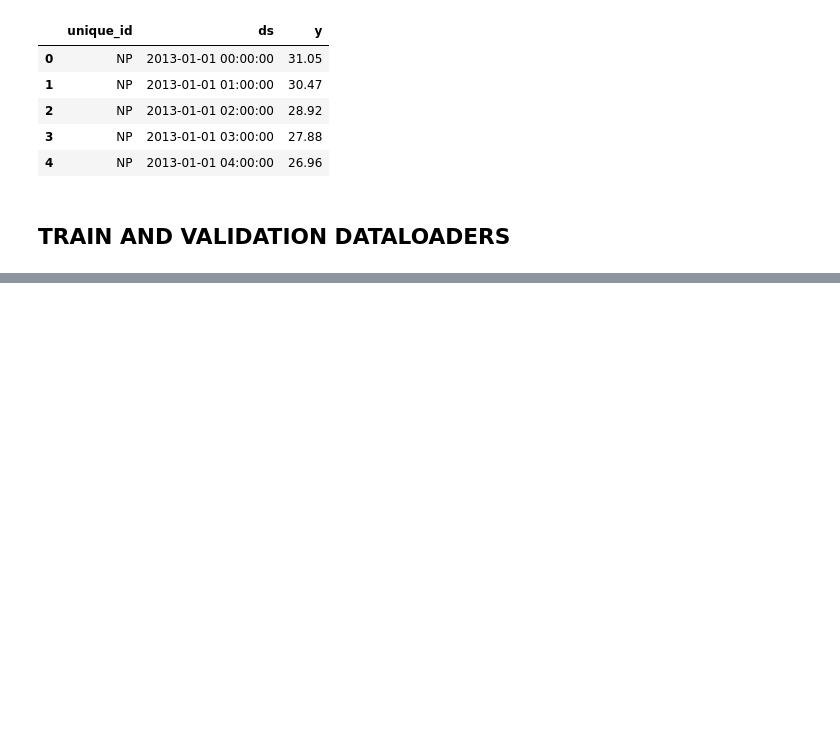
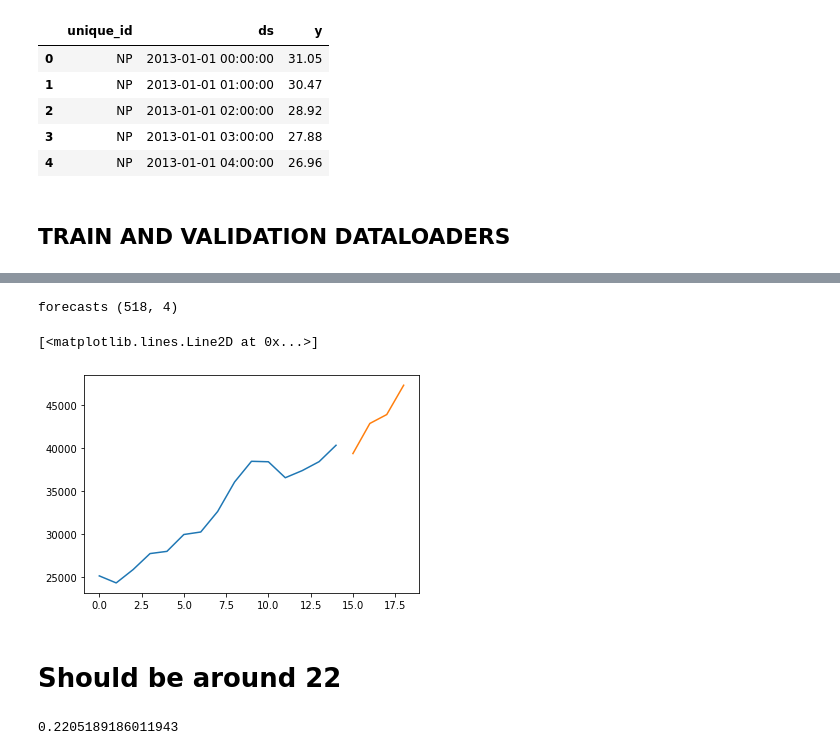
Before and after one commit to Nixtla/Nixtla, a Jupyter notebook: nbs/TEST_nbeats.ipynb, the cells around one changed output, grey strips where cells are left out. Saved outputs shown, nothing was run; the diff lists cells and outputs as text; code cells hidden in the pictures; blank space fills up the shorter version.

Commit message:
loader with epochs, nbeats with epochs, TEST with predict

```diff
--- a/nbs/TEST_nbeats.ipynb
+++ b/nbs/TEST_nbeats.ipynb
@@ -111,0 +115,6 @@ Step: 99, Time: 106.902, Insample MAE: 4.68157, Outsample MAE: 3.39266
+# %%
+from nixtla.data.datasets.tourism import Tourism, TourismInfo
+group = TourismInfo.groups[0]
+print("TourismInfo.groups[0]", group)
+Y_df, _ = Tourism.load(directory='data', group=group)
+tourism_dataset = TimeSeriesDataset(Y_df=Y_df, S_df=None, X_df=None, ts_train_mask=None)
@@ -111,0 +136,32 @@ Step: 99, Time: 106.902, Insample MAE: 4.68157, Outsample MAE: 3.39266
+# %%
+nbeatsx = Nbeats(input_size_multiplier=7,
+                 output_size=4,
+                 shared_weights=False,
+                 activation='relu',
+                 initialization='lecun_normal',
+                 stack_types=30*['identity'],
+                 n_blocks=30*[1],
+                 n_layers=30*[4],
+                 n_hidden=30*[[512,512,512,512]],
+                 n_harmonics=1,
+                 n_polynomials=2,
+                 exogenous_n_channels=9,
+                 include_var_dict=None,
+                 t_cols=tourism_dataset.t_cols,
+                 batch_normalization=False,
+                 dropout_prob_theta=0.0,
+                 dropout_prob_exogenous=0.0,
+                 x_s_n_hidden=0,
+                 learning_rate=0.001,
+                 lr_decay=0.5,
+                 n_lr_decay_steps=3,
+                 weight_decay=0.0000000,
+                 l1_theta=0.0000,
+                 n_iterations=30,
+                 early_stopping=10,
+                 loss='MAPE',
+                 frequency='M',
+                 random_seed=1,
+                 seasonality=4)
+
+nbeatsx.fit(train_ts_loader=train_loader, val_ts_loader=None, verbose=True, eval_steps=5)
@@ -111,0 +182,19 @@ Step: 99, Time: 106.902, Insample MAE: 4.68157, Outsample MAE: 3.39266
+# %%
+y_hat = nbeatsx.predict(train_loader)
+# %% [output]
+forecasts (518, 4)
+# %%
+y_plot = Y_df[Y_df['unique_id']=='Y1']['y']
+y_hat_plot = y_hat[y_hat['unique_id']=='Y1']['y_hat']
+plt.plot(range(len(y_plot)), y_plot)
+plt.plot(range(len(y_plot), len(y_plot)+len(y_hat_plot)), y_hat_plot)
+# %% [output]
+[<matplotlib.lines.Line2D at 0x...>]
+[figure, added]
+# %% [markdown]
+# Should be around 22
+# %%
+y_test = Y_df.groupby('unique_id').tail(4).reset_index(drop=True)
+np.mean(np.abs(y_test['y']-y_hat['y_hat'])/np.abs(y_test['y']))
+# %% [output]
+0.2205189186011943
```
Also changed, not shown: parts of 8 cells of this notebook, 6 other files.
